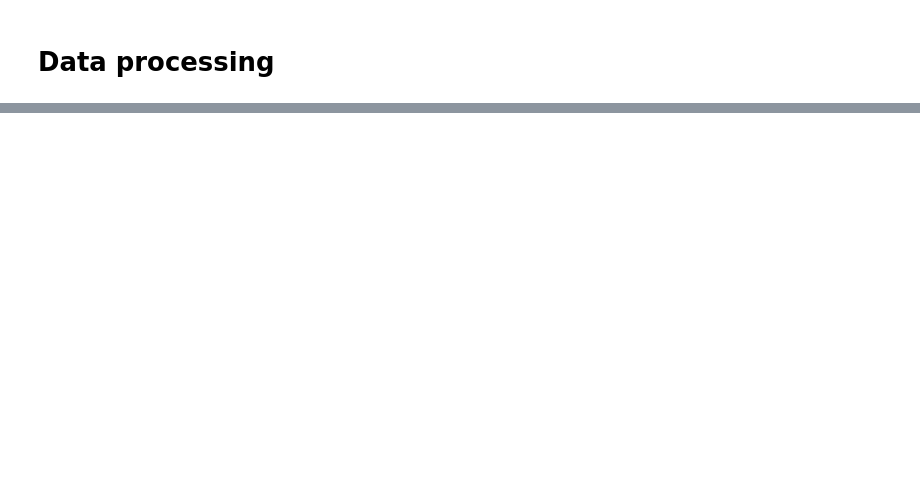
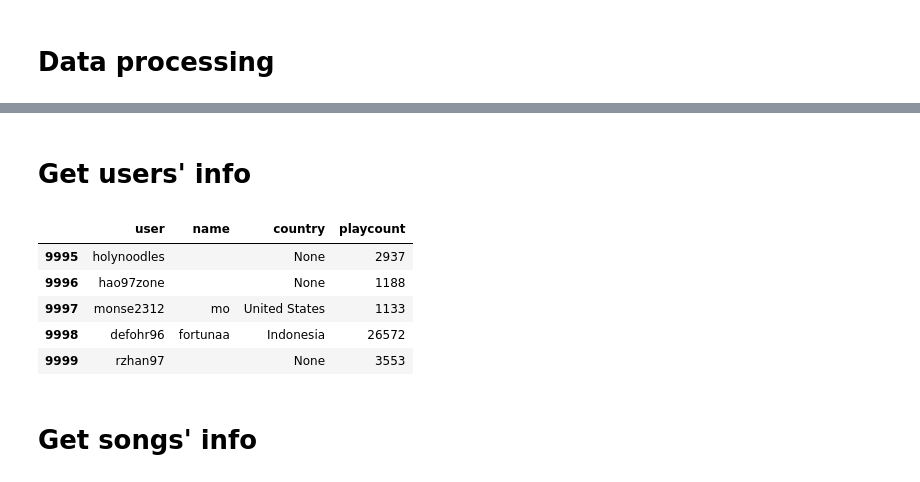
Before and after one commit to rzhan97/Hey-Hey-Miu, a Jupyter notebook: notebook/data_processing.ipynb, the cells around one changed output, grey strips where cells are left out. Cells and saved outputs as stored; diff of their text form; code cells hidden in the pictures; blank space fills up the shorter version.

```diff
--- a/notebook/data_processing.ipynb
+++ b/notebook/data_processing.ipynb
@@ -21,0 +27,4 @@ load_df.shape[0]
+# %%
+#Filtering 9,999 + 1 from the list
+rzhan97_small_list= sample(user2,9999)
+rzhan97_small_list.append('rzhan97')
@@ -21,0 +200,29 @@ load_df.shape[0]
+# %% [markdown]
+# Get users' info
+# %%
+#Get user's info
+#convert them into dataframe,also get user's infoun
+name = []
+country = []
+playcount = []
+for i in tqdm(range(len(rzhan97_small_list))):
+    data = lookup_userinfo(rzhan97_small_list[i])
+    #use this function to get the
+    try:
+        name.append(data[0])
+        country.append(data[1])
+        playcount.append(data[2])
+    except:
+        continue
+
+
+user_df = pd.DataFrame(zip(rzhan97_small_list,name,country,playcount), columns =['user','name','country','playcount'])
+# %%
+user_df.tail()
+# %% [output]
+|  | user | name | country | playcount |
+| 9995 | holynoodles |  | None | 2937 |
+| 9996 | hao97zone |  | None | 1188 |
+| 9997 | monse2312 | mo | United States | 1133 |
+| 9998 | defohr96 | fortunaa | Indonesia | 26572 |
+| 9999 | rzhan97 |  | None | 3553 |
@@ -21,0 +231,2 @@ load_df.shape[0]
+# %% [markdown]
+# Get songs' info
```
Also changed, not shown: parts of 42 cells of this notebook, 13 other files.
